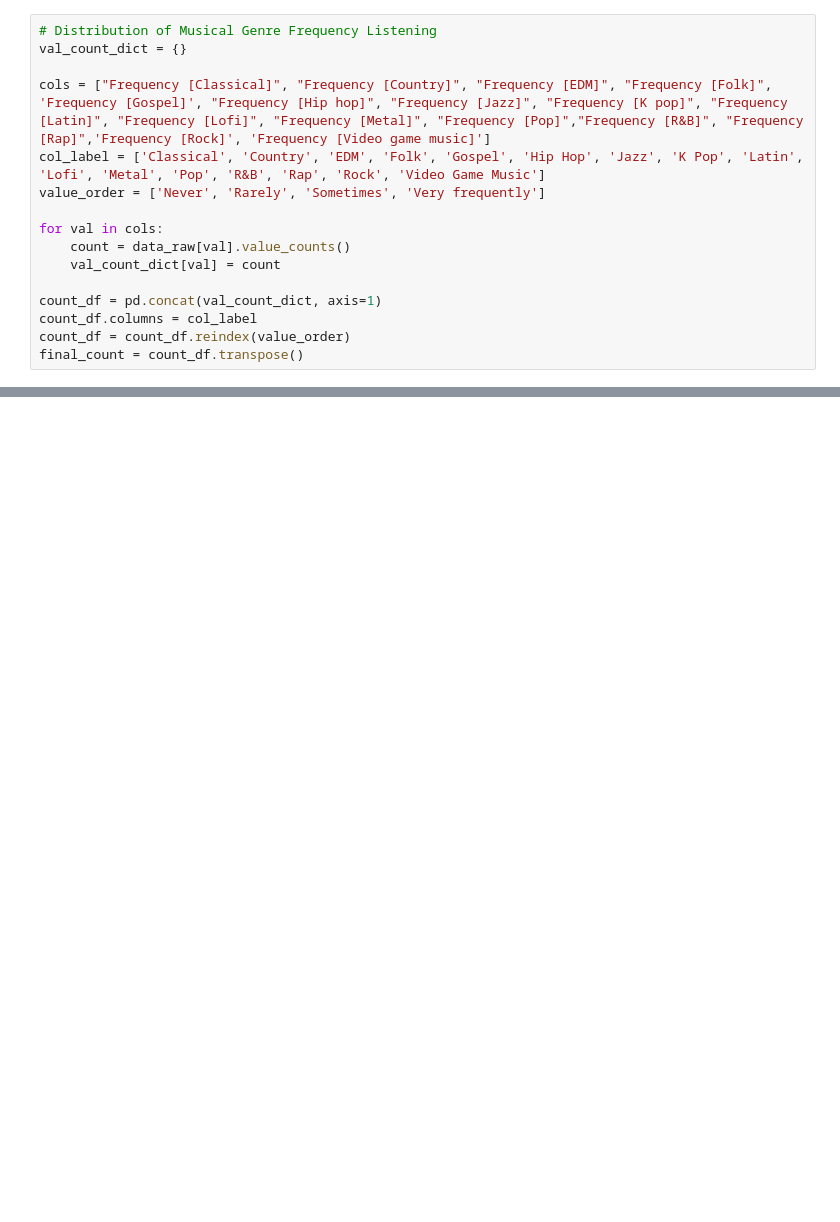
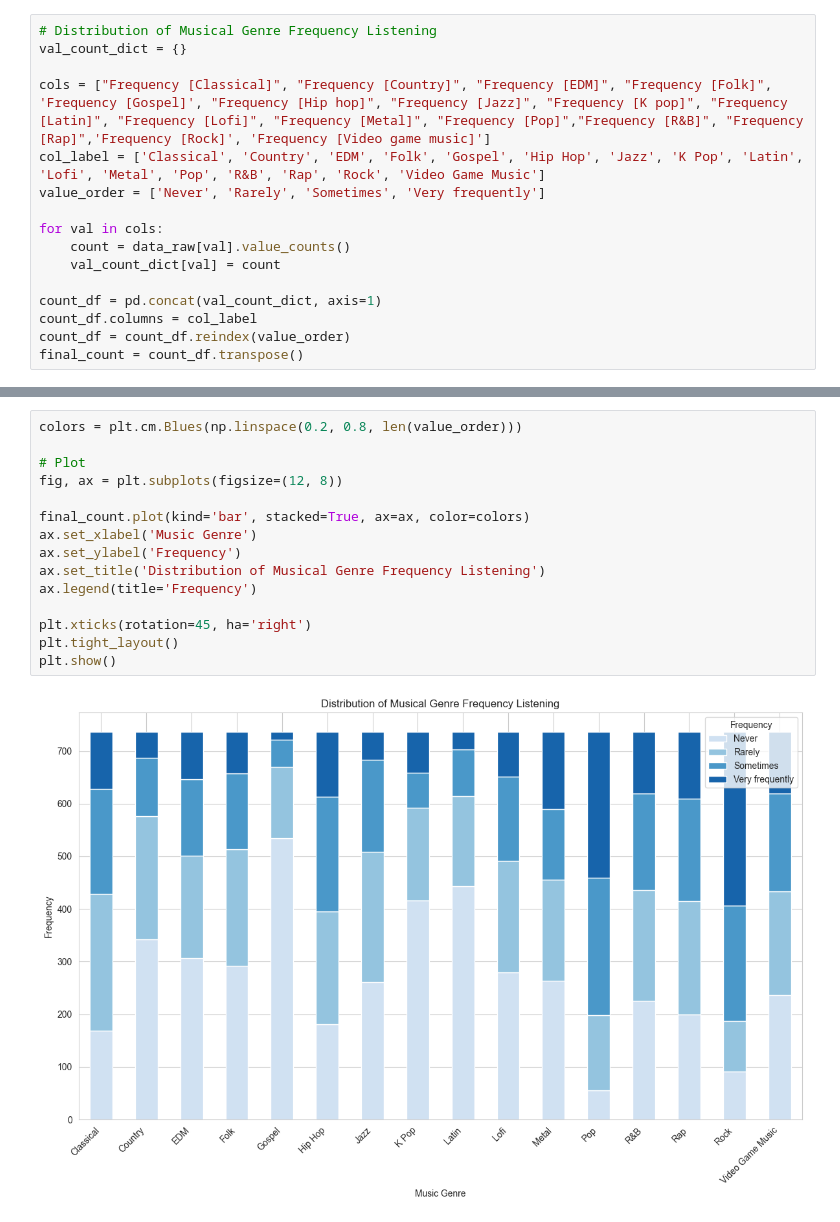
Before and after one commit to JasonL2130/CS470_FinalProject, a Jupyter notebook: data_visualizations.ipynb, the cells around one changed output, grey strips where cells are left out. Drawn from its saved outputs; the diff is of its cells as text; blank space fills up the shorter version.

```diff
--- a/data_visualizations.ipynb
+++ b/data_visualizations.ipynb
@@ -39,0 +60,17 @@ final_count = count_df.transpose()
+# %%
+colors = plt.cm.Blues(np.linspace(0.2, 0.8, len(value_order)))
+
+# Plot
+fig, ax = plt.subplots(figsize=(12, 8))
+
+final_count.plot(kind='bar', stacked=True, ax=ax, color=colors)
+ax.set_xlabel('Music Genre')
+ax.set_ylabel('Frequency')
+ax.set_title('Distribution of Musical Genre Frequency Listening')
+ax.legend(title='Frequency')
+
+plt.xticks(rotation=45, ha='right')
+plt.tight_layout()
+plt.show()
+# %% [output]
+[figure, added]
```
Also changed, not shown: parts of 6 cells of this notebook, 1 other file.
